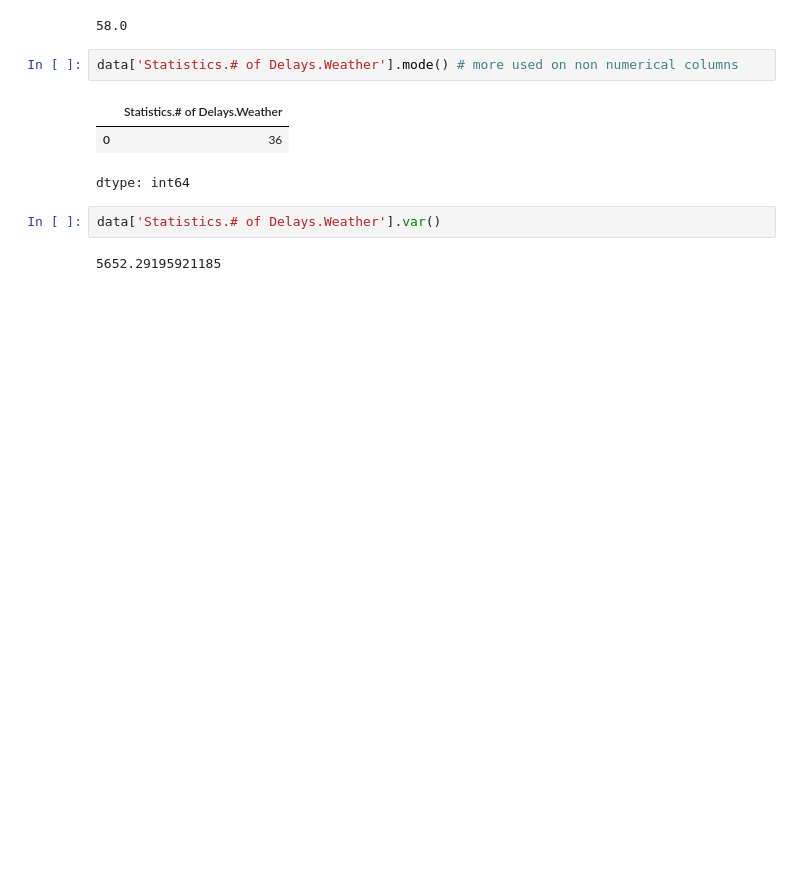
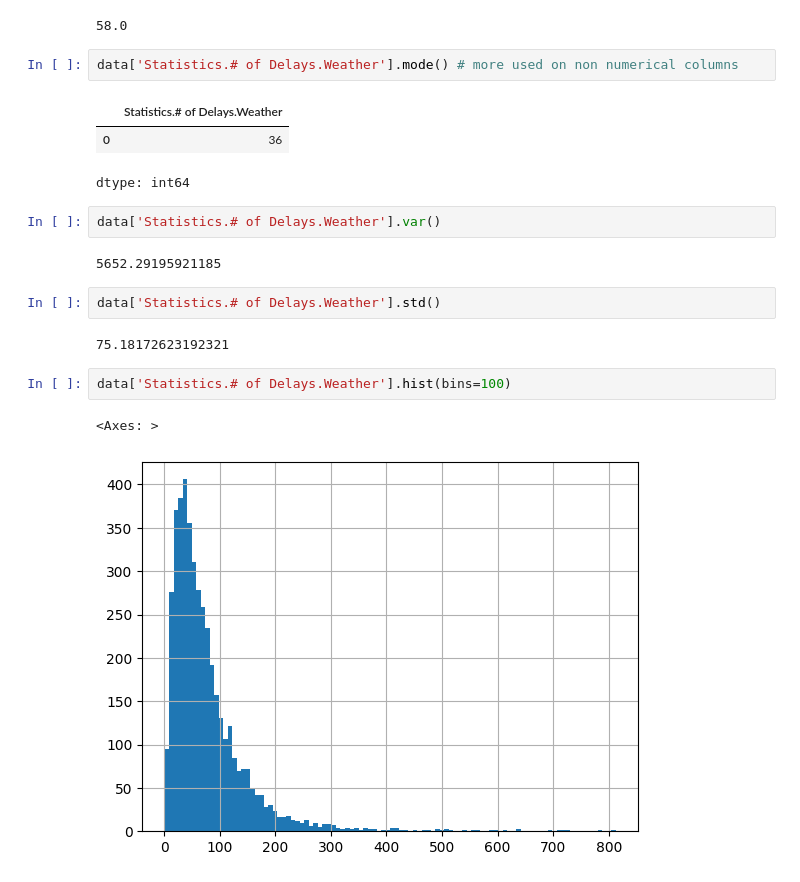
Before and after one commit to mahursh/NotesOnML, a Jupyter notebook: sharif/pandas3.ipynb, the cells around one changed output. Cells and saved outputs as stored; diff of their text form; blank space fills up the shorter version.

```diff
--- a/sharif/pandas3.ipynb
+++ b/sharif/pandas3.ipynb
@@ -538,3 +538,12 @@ dtype: int64
 data['Statistics.# of Delays.Weather'].var()
 # %% [output]
 5652.29195921185
+# %%
+data['Statistics.# of Delays.Weather'].std()
+# %% [output]
+75.18172623192321
+# %%
+data['Statistics.# of Delays.Weather'].hist(bins=100)
+# %% [output]
+<Axes: >
+[figure, added]
```
Also changed, not shown: parts of 1 cell of this notebook.
